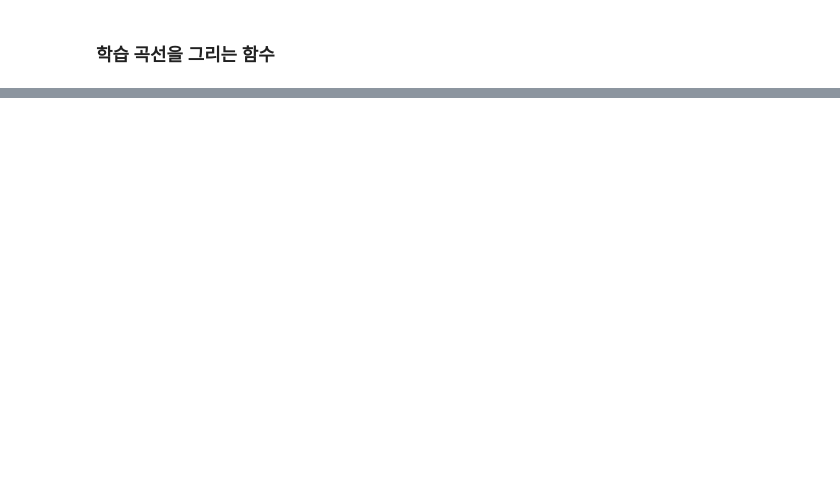
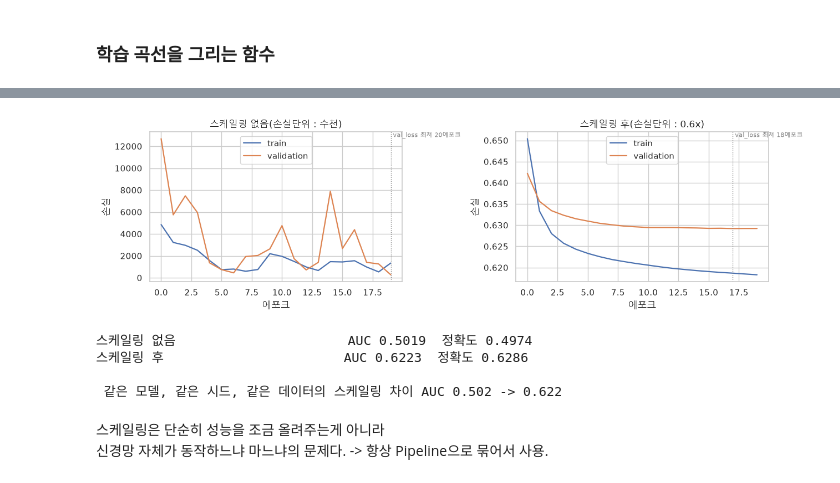
Before and after one commit to wonguwon/KDT0513, a Jupyter notebook: 06_Python/11_dl/01_keras.ipynb, the cells around one changed output, grey strips where cells are left out. Drawn from its saved outputs; the diff is of its cells as text; code cells hidden in the pictures; blank space fills up the shorter version.

```diff
--- a/06_Python/11_dl/01_keras.ipynb
+++ b/06_Python/11_dl/01_keras.ipynb
@@ -233,0 +307,8 @@ def evaluate(name, model, X, y, scaler=None):
+# %%
+scaler = StandardScaler().fit(X_train)
+X_train_s = scaler.transform(X_train)
+X_test_s = scaler.transform(X_test)
+
+print(pd.DataFrame({"평균" : X_train_s.mean(axis=0).round(3),
+                    "표준편차" : X_train_s.std(axis=0).round(3)},
+                    index=FEATURES).to_string())
@@ -233,0 +326,17 @@ def evaluate(name, model, X, y, scaler=None):
+# %%
+t0 = time.time()
+
+model_scaled = build_model(len(FEATURES))
+hist_scaled = model_scaled.fit(
+    X_train_s, y_train,
+    epochs=20,
+    batch_size=512,
+    validation_split=0.2,   # 뒤쭉 20%는 검증용으로 뗀다
+    shuffle=False,          # 섞지 않는다(시계열)
+    verbose=0,              # 에포크마다 출력하면 20줄이 나온다. -> 출력을 끈다.
+)
+
+print(f"학습시간 : {time.time() - t0:.0f}초\n")
+print("epoch    train_loss  val_loss")
+for i in range(0,20,2):
+    print(f"{i + 1:>5}  {hist_scaled.history['loss'][i]:>10.4f}    {hist_scaled.history['val_loss'][i]:>10.4f}")
@@ -233,0 +357,19 @@ def evaluate(name, model, X, y, scaler=None):
+# %%
+fig, axes = plt.subplots(1, 2, figsize=(13, 3.8))
+plot_history(hist_raw, "스케일링 없음(손실단위 : 수천)", ax=axes[0])
+plot_history(hist_scaled, "스케일링 후(손실단위 : 0.6x)", ax=axes[1])
+plt.tight_layout()
+plt.show()
+
+auc_raw =  evaluate("스케일링 없음", model_raw, X_test, y_test)
+auc_scaled = evaluate("스케일링 후", model_scaled, X_test, y_test, scaler)
+print(f"\n 같은 모델, 같은 시드, 같은 데이터의 스케일링 차이 AUC {auc_raw:.3f} -> {auc_scaled:.3f}")
+# %% [output]
+[figure, added]
+스케일링 없음                      AUC 0.5019  정확도 0.4974
+스케일링 후                       AUC 0.6223  정확도 0.6286
+
+ 같은 모델, 같은 시드, 같은 데이터의 스케일링 차이 AUC 0.502 -> 0.622
+# %% [markdown]
+스케일링은 단순히 성능을 조금 올려주는게 아니라
+신경망 자체가 동작하느냐 마느냐의 문제다. -> 항상 Pipeline으로 묶어서 사용.
```
Also changed, not shown: parts of 23 cells of this notebook, 3 other files.
